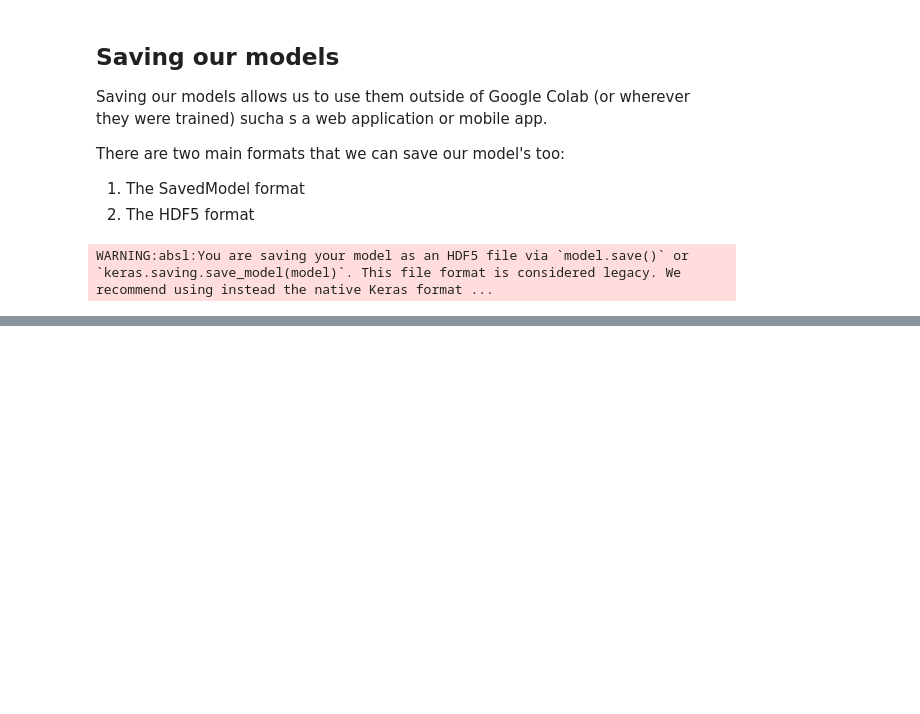
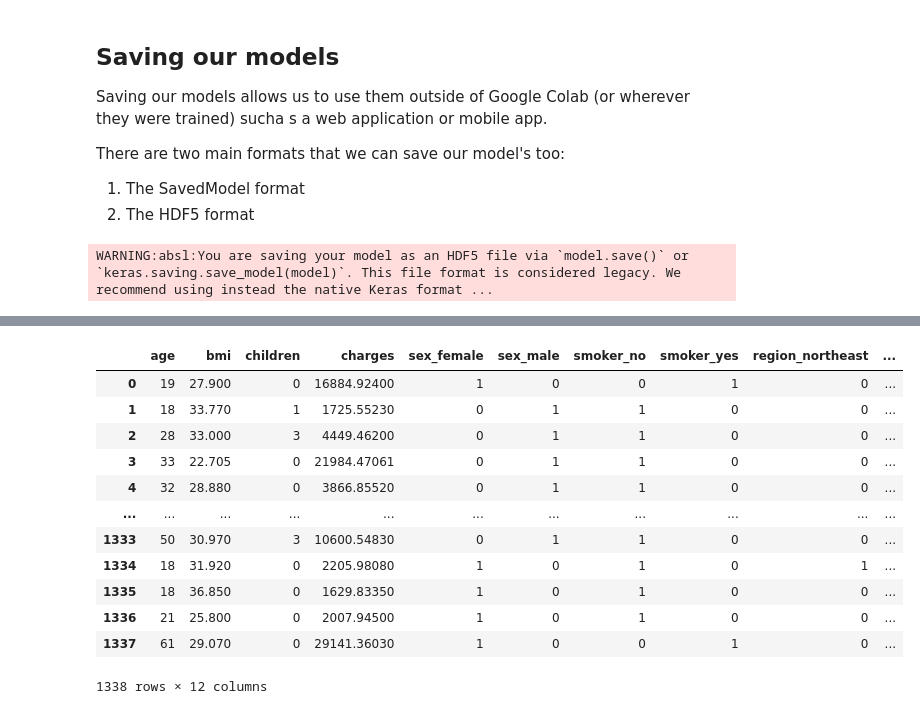
Before and after one commit to dcolbourne/Colab, a Jupyter notebook: neuralnetworkregression2.ipynb, the cells around one changed output, grey strips where cells are left out. Drawn from its saved outputs; the diff is of its cells as text; code cells hidden in the pictures; blank space fills up the shorter version.

```diff
--- a/neuralnetworkregression2.ipynb
+++ b/neuralnetworkregression2.ipynb
@@ -646,0 +754,3 @@ model_5.save("Best_model_SavedModel_format", zipped=False)
+# %%
+# Read in the insurance dataset from Kaggle
+insurance = pd.read_csv("https://raw.githubusercontent.com/stedy/Machine-Learning-with-R-datasets/refs/heads/master/insurance.csv")
@@ -646,0 +802,16 @@ model_5.save("Best_model_SavedModel_format", zipped=False)
+# %%
+pd.get_dummies(insurance, dtype="int")
+# %% [output]
+|  | age | bmi | children | charges | sex_female | sex_male | smoker_no | smoker_yes | region_northeast | ... |
+| 0 | 19 | 27.900 | 0 | 16884.92400 | 1 | 0 | 0 | 1 | 0 | ... |
+| 1 | 18 | 33.770 | 1 | 1725.55230 | 0 | 1 | 1 | 0 | 0 | ... |
+| 2 | 28 | 33.000 | 3 | 4449.46200 | 0 | 1 | 1 | 0 | 0 | ... |
+| 3 | 33 | 22.705 | 0 | 21984.47061 | 0 | 1 | 1 | 0 | 0 | ... |
+| 4 | 32 | 28.880 | 0 | 3866.85520 | 0 | 1 | 1 | 0 | 0 | ... |
+| ... | ... | ... | ... | ... | ... | ... | ... | ... | ... | ... |
+| 1333 | 50 | 30.970 | 3 | 10600.54830 | 0 | 1 | 1 | 0 | 0 | ... |
+| 1334 | 18 | 31.920 | 0 | 2205.98080 | 1 | 0 | 1 | 0 | 1 | ... |
+| 1335 | 18 | 36.850 | 0 | 1629.83350 | 1 | 0 | 1 | 0 | 0 | ... |
+| 1336 | 21 | 25.800 | 0 | 2007.94500 | 1 | 0 | 1 | 0 | 0 | ... |
+| 1337 | 61 | 29.070 | 0 | 29141.36030 | 1 | 0 | 0 | 1 | 0 | ... |
+1338 rows × 12 columns
```
Also changed, not shown: parts of 63 cells of this notebook.
